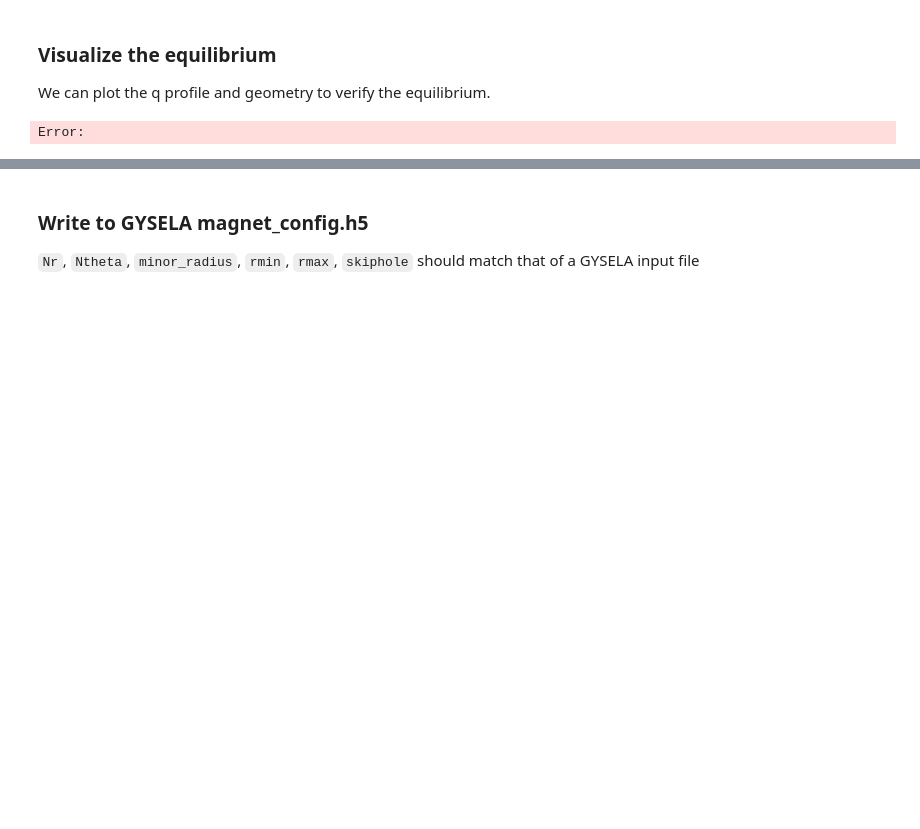
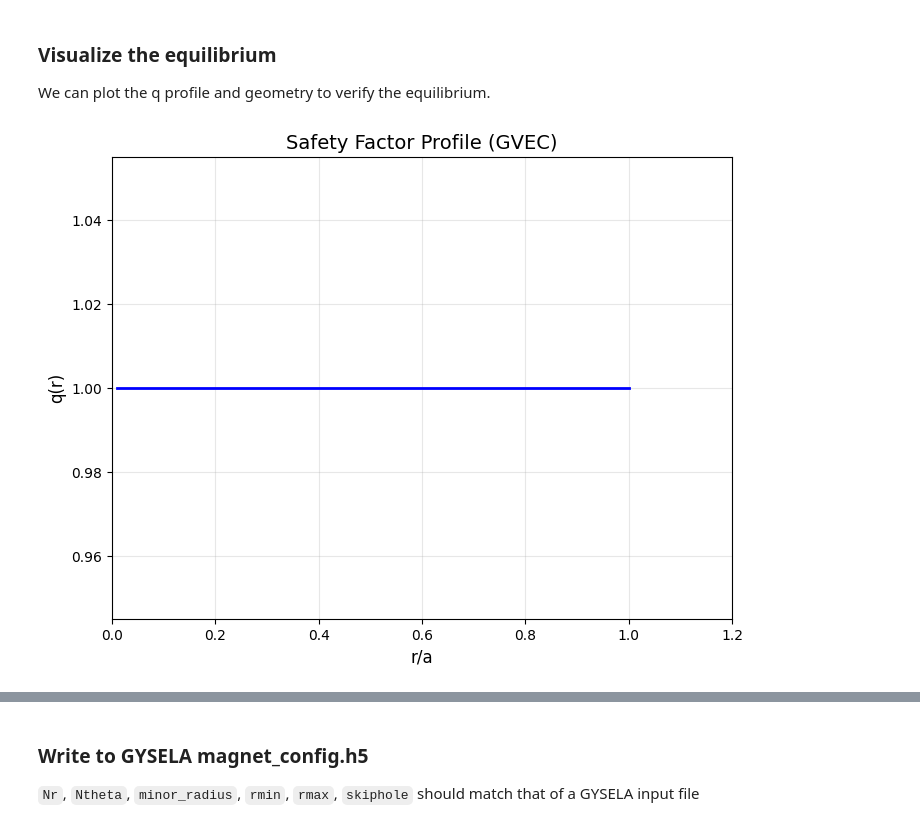
Before and after one commit to gyselax/gysela_magnet_conf, a Jupyter notebook: examples/gvec.ipynb, the cells around one changed output, grey strips where cells are left out. Saved outputs shown, nothing was run; the diff lists cells and outputs as text; code cells hidden in the pictures; blank space fills up the shorter version.

```diff
--- a/examples/gvec.ipynb
+++ b/examples/gvec.ipynb
@@ -69,18 +71,18 @@ InvalidParameterError: First rho2 position must be =0 for interpolation of iota
 We can plot the q profile and geometry to verify the equilibrium.
 # %%
 # Plot q profile
-r_array = np.linspace(0.01, 1.2, 200)
+r_array = np.linspace(0.01, 1, 200)
 q_values = gvecmc.get_q(r_array)
 
 plt.figure(figsize=(8, 6))
 plt.plot(r_array, q_values, 'b-', linewidth=2)
 plt.xlabel('r/a', fontsize=12)
 plt.ylabel('q(r)', fontsize=12)
 plt.title('Safety Factor Profile (GVEC)', fontsize=14)
 plt.grid(True, alpha=0.3)
 plt.xlim(0, 1.2)
 plt.show()
 # %% [output]
-Error:
+[figure, added]
 # %%
 # Plot geometry (flux surfaces)
```
Also changed, not shown: parts of 17 cells of this notebook.
